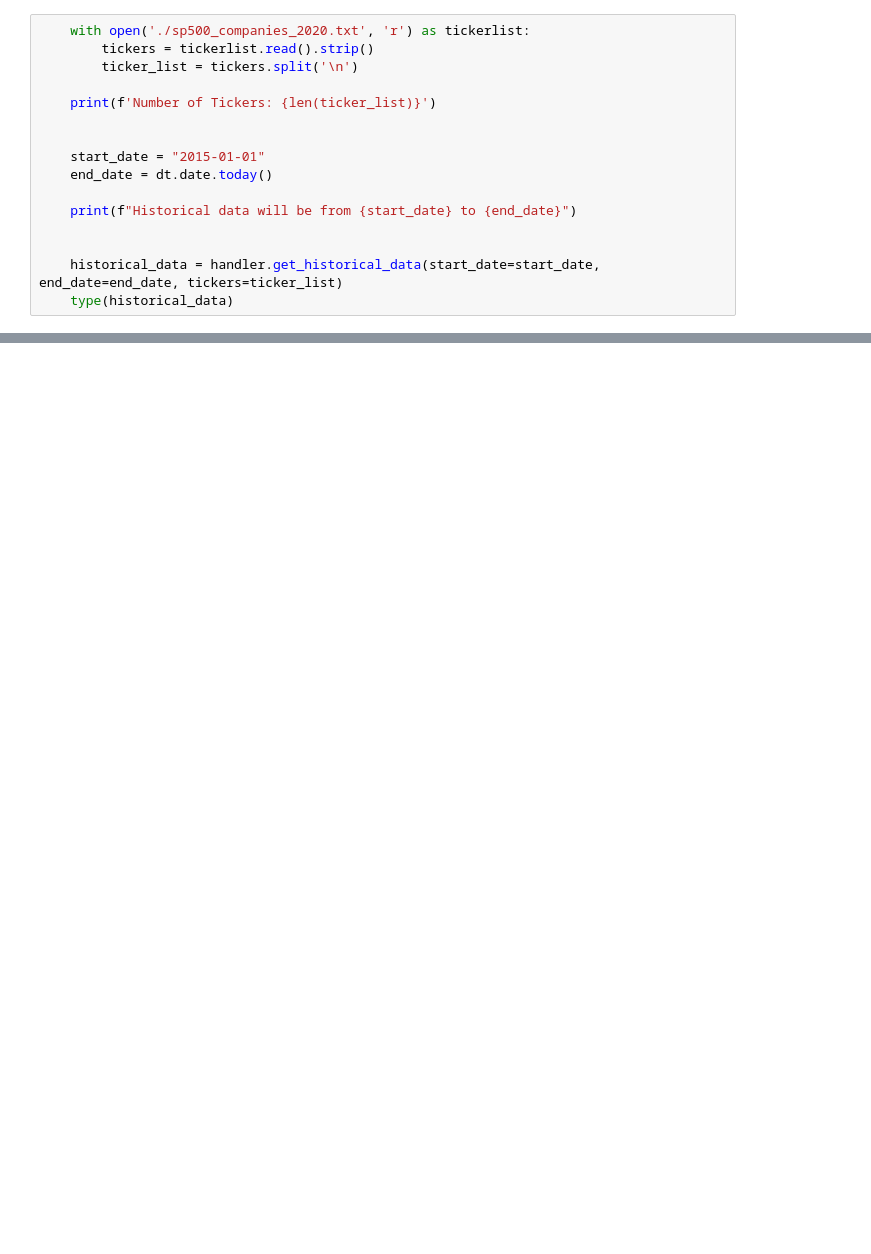
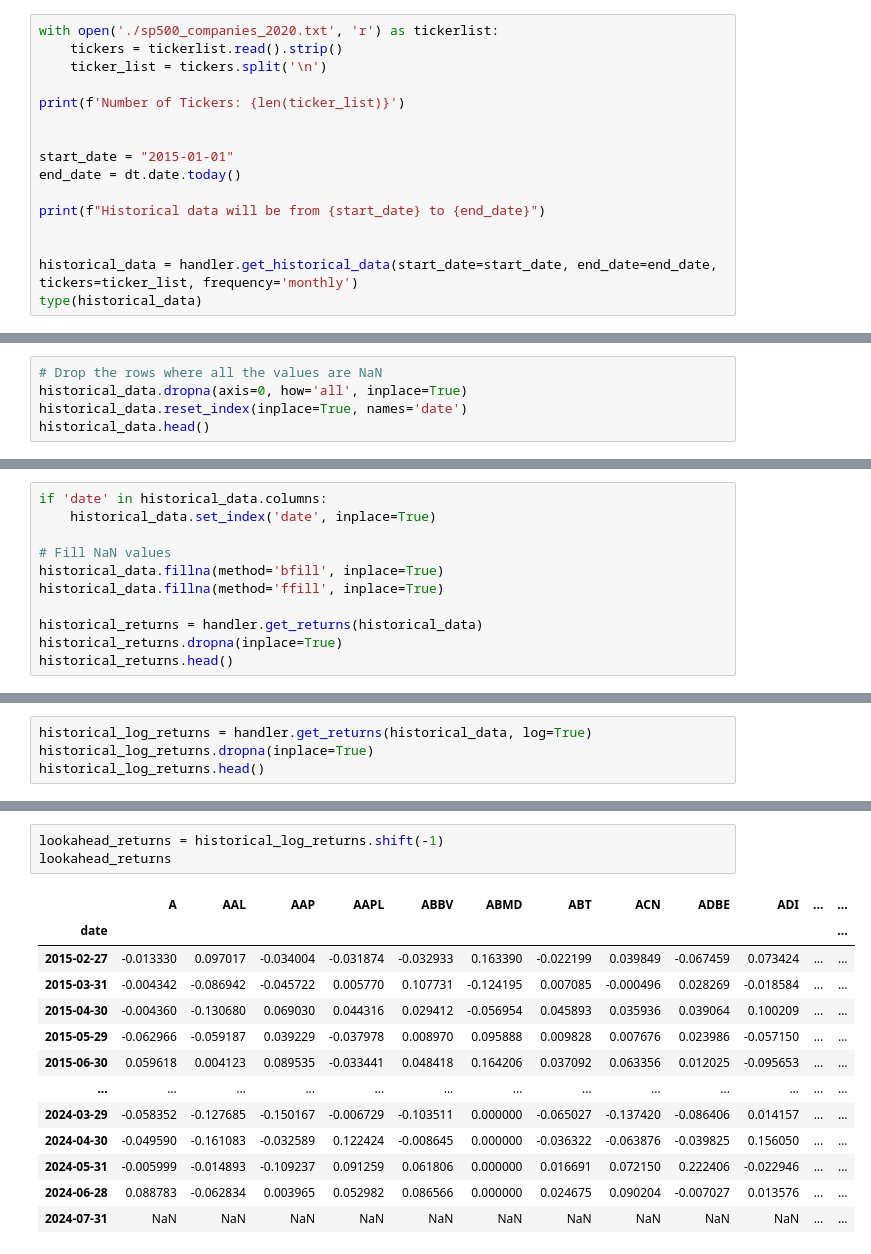
Before and after one commit to davidadel66/AI_Trading, a Jupyter notebook: momentum_strategy.ipynb, the cells around one changed output, grey strips where cells are left out. Cells and saved outputs as stored; diff of their text form; blank space fills up the shorter version.

```diff
--- a/momentum_strategy.ipynb
+++ b/momentum_strategy.ipynb
@@ -16,21 +21,21 @@ test = handler.test_connections()
 # %% [output]
 Connection successful: {'message': 'You successfully sent a request'}
 # %%
-    with open('./sp500_companies_2020.txt', 'r') as tickerlist:
-        tickers = tickerlist.read().strip()
-        ticker_list = tickers.split('\n')
+with open('./sp500_companies_2020.txt', 'r') as tickerlist:
+    tickers = tickerlist.read().strip()
+    ticker_list = tickers.split('\n')
 
-    print(f'Number of Tickers: {len(ticker_list)}')
+print(f'Number of Tickers: {len(ticker_list)}')
 
 
-    start_date = "2015-01-01"
-    end_date = dt.date.today()
+start_date = "2015-01-01"
+end_date = dt.date.today()
 
-    print(f"Historical data will be from {start_date} to {end_date}")
+print(f"Historical data will be from {start_date} to {end_date}")
 
 
-    historical_data = handler.get_historical_data(start_date=start_date, end_date=end_date, tickers=ticker_list)
-    type(historical_data)
+historical_data = handler.get_historical_data(start_date=start_date, end_date=end_date, tickers=ticker_list, frequency='monthly')
+type(historical_data)
 # %% [output]
 ERROR:retrieveData:Unexpected error for ABC: 'date'
 Number of Tickers: 502
@@ -71,0 +61,5 @@ historical_data
+# %%
+# Drop the rows where all the values are NaN
+historical_data.dropna(axis=0, how='all', inplace=True)
+historical_data.reset_index(inplace=True, names='date')
+historical_data.head()
@@ -71,0 +94,11 @@ historical_data
+# %%
+if 'date' in historical_data.columns:
+    historical_data.set_index('date', inplace=True)
+
+# Fill NaN values
+historical_data.fillna(method='bfill', inplace=True)
+historical_data.fillna(method='ffill', inplace=True)
+
+historical_returns = handler.get_returns(historical_data)
+historical_returns.dropna(inplace=True)
+historical_returns.head()
@@ -71,0 +120,4 @@ historical_data
+# %%
+historical_log_returns = handler.get_returns(historical_data, log=True)
+historical_log_returns.dropna(inplace=True)
+historical_log_returns.head()
@@ -71,0 +191,17 @@ historical_data
+# %%
+lookahead_returns = historical_log_returns.shift(-1)
+lookahead_returns
+# %% [output]
+|  | A | AAL | AAP | AAPL | ABBV | ABMD | ABT | ACN | ADBE | ADI | ... | ... |
+| date |  |  |  |  |  |  |  |  |  |  |  | ... |
+| 2015-02-27 | -0.013330 | 0.097017 | -0.034004 | -0.031874 | -0.032933 | 0.163390 | -0.022199 | 0.039849 | -0.067459 | 0.073424 | ... | ... |
+| 2015-03-31 | -0.004342 | -0.086942 | -0.045722 | 0.005770 | 0.107731 | -0.124195 | 0.007085 | -0.000496 | 0.028269 | -0.018584 | ... | ... |
+| 2015-04-30 | -0.004360 | -0.130680 | 0.069030 | 0.044316 | 0.029412 | -0.056954 | 0.045893 | 0.035936 | 0.039064 | 0.100209 | ... | ... |
+| 2015-05-29 | -0.062966 | -0.059187 | 0.039229 | -0.037978 | 0.008970 | 0.095888 | 0.009828 | 0.007676 | 0.023986 | -0.057150 | ... | ... |
+| 2015-06-30 | 0.059618 | 0.004123 | 0.089535 | -0.033441 | 0.048418 | 0.164206 | 0.037092 | 0.063356 | 0.012025 | -0.095653 | ... | ... |
+| ... | ... | ... | ... | ... | ... | ... | ... | ... | ... | ... | ... | ... |
+| 2024-03-29 | -0.058352 | -0.127685 | -0.150167 | -0.006729 | -0.103511 | 0.000000 | -0.065027 | -0.137420 | -0.086406 | 0.014157 | ... | ... |
+| 2024-04-30 | -0.049590 | -0.161083 | -0.032589 | 0.122424 | -0.008645 | 0.000000 | -0.036322 | -0.063876 | -0.039825 | 0.156050 | ... | ... |
+| 2024-05-31 | -0.005999 | -0.014893 | -0.109237 | 0.091259 | 0.061806 | 0.000000 | 0.016691 | 0.072150 | 0.222406 | -0.022946 | ... | ... |
+| 2024-06-28 | 0.088783 | -0.062834 | 0.003965 | 0.052982 | 0.086566 | 0.000000 | 0.024675 | 0.090204 | -0.007027 | 0.013576 | ... | ... |
+| 2024-07-31 | NaN | NaN | NaN | NaN | NaN | NaN | NaN | NaN | NaN | NaN | ... | ... |
```
Also changed, not shown: parts of 21 cells of this notebook, 2 other files.
